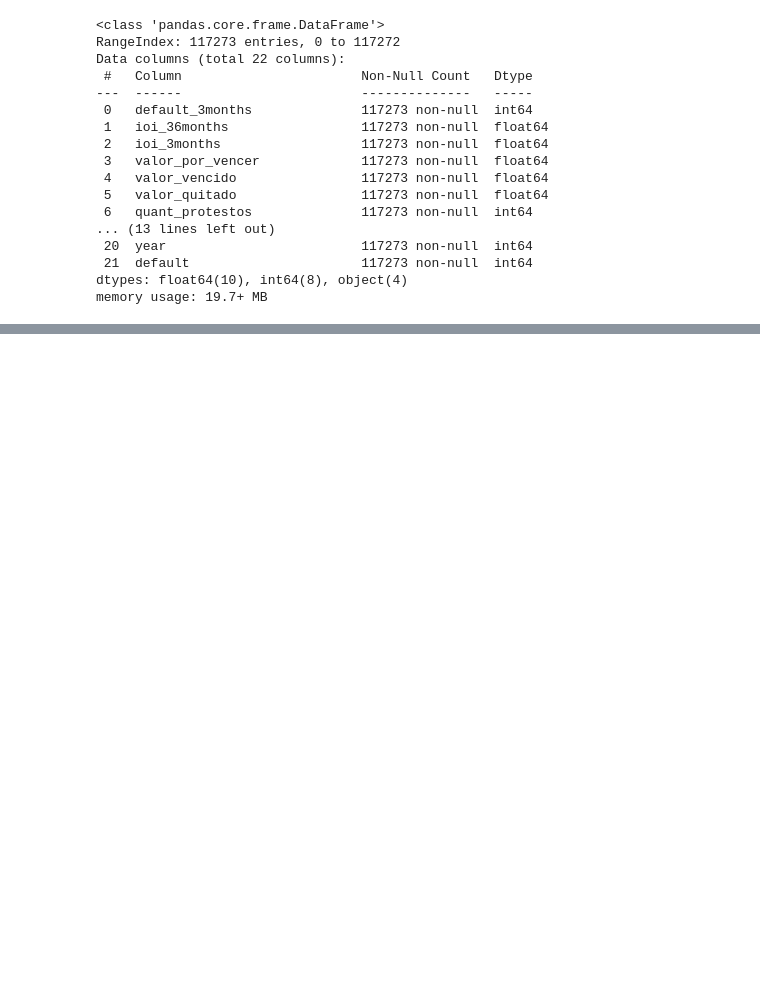
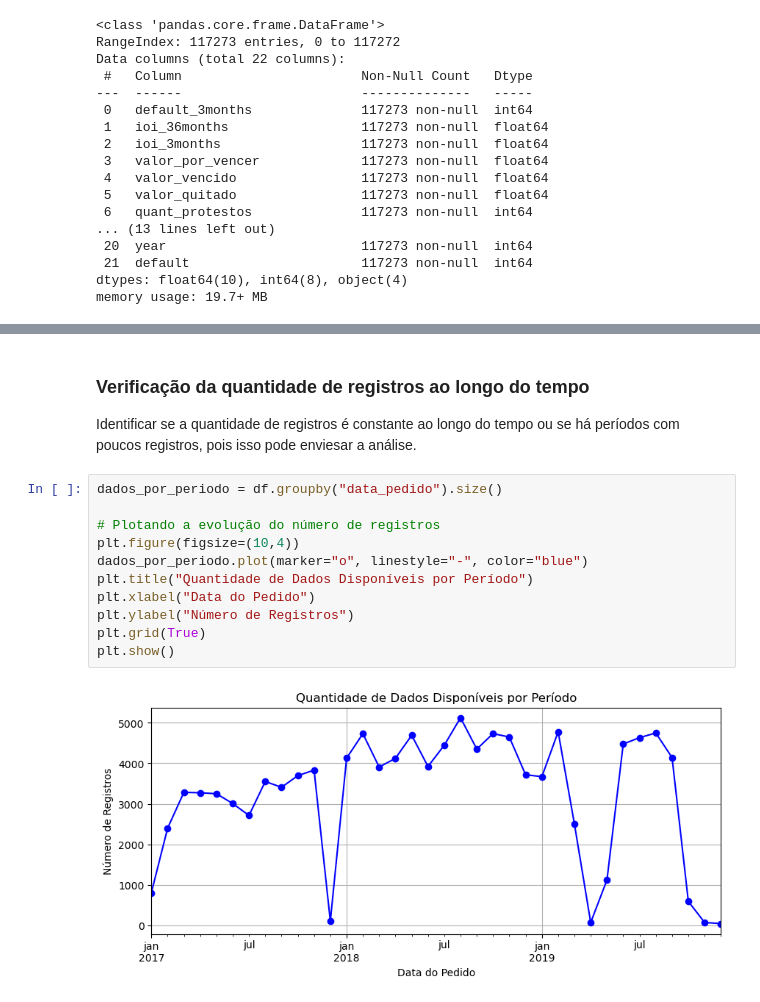
Before and after one commit to MaiaraMoro/X-health, a Jupyter notebook: notebooks/01_analise_exploratoria.ipynb, the cells around one changed output, grey strips where cells are left out. Saved outputs shown, nothing was run; the diff lists cells and outputs as text; blank space fills up the shorter version.

```diff
--- a/notebooks/01_analise_exploratoria.ipynb
+++ b/notebooks/01_analise_exploratoria.ipynb
@@ -280,0 +493,17 @@ df = df.loc[(df["tipo_sociedade"] != "missing") & (df["atividade_principal"] !=
+# %% [markdown]
+### Verificação da quantidade de registros ao longo do tempo
+
+Identificar se a quantidade de registros é constante ao longo do tempo ou se há períodos com poucos registros, pois isso pode enviesar a análise.
+# %%
+dados_por_periodo = df.groupby("data_pedido").size()
+
+# Plotando a evolução do número de registros
+plt.figure(figsize=(10,4))
+dados_por_periodo.plot(marker="o", linestyle="-", color="blue")
+plt.title("Quantidade de Dados Disponíveis por Período")
+plt.xlabel("Data do Pedido")
+plt.ylabel("Número de Registros")
+plt.grid(True)
+plt.show()
+# %% [output]
+[figure, added]
```
Also changed, not shown: parts of 48 cells of this notebook.
